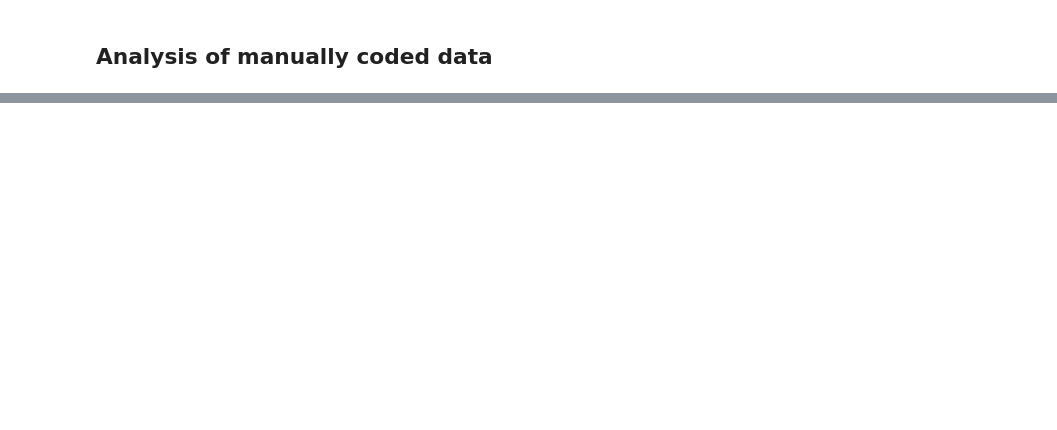
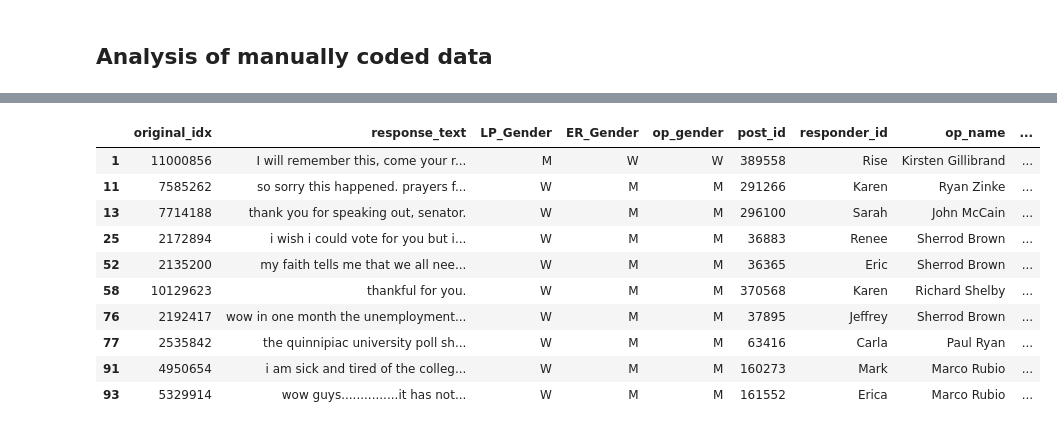
Before and after one commit to emrapport/w266-final-project, a Jupyter notebook: modeling/sample_1000.ipynb, the cells around one changed output, grey strips where cells are left out. Cells and saved outputs as stored; diff of their text form; code cells hidden in the pictures; blank space fills up the shorter version.

```diff
--- a/modeling/sample_1000.ipynb
+++ b/modeling/sample_1000.ipynb
@@ -235,0 +98,5 @@ LP_false_F.head(10)
+# %%
+LP_correct = dev_sample_1000[dev_sample_1000['LP_Gender']==dev_sample_1000['op_gender']]
+LP_incorrect = dev_sample_1000[dev_sample_1000['LP_Gender']!=dev_sample_1000['op_gender']]
+ER_correct = dev_sample_1000[dev_sample_1000['ER_Gender']==dev_sample_1000['op_gender']]
+ER_incorrect = dev_sample_1000[dev_sample_1000['ER_Gender']!=dev_sample_1000['op_gender']]
@@ -235,0 +188,14 @@ LP_false_F.head(10)
+# %%
+E_corr_L_incorr.head(10)
+# %% [output]
+|  | original_idx | response_text | LP_Gender | ER_Gender | op_gender | post_id | responder_id | op_name | ... |
+| 1 | 11000856 | I will remember this, come your r... | M | W | W | 389558 | Rise | Kirsten Gillibrand | ... |
+| 11 | 7585262 | so sorry this happened. prayers f... | W | M | M | 291266 | Karen | Ryan Zinke | ... |
+| 13 | 7714188 | thank you for speaking out, senator. | W | M | M | 296100 | Sarah | John McCain | ... |
+| 25 | 2172894 | i wish i could vote for you but i... | W | M | M | 36883 | Renee | Sherrod Brown | ... |
+| 52 | 2135200 | my faith tells me that we all nee... | W | M | M | 36365 | Eric | Sherrod Brown | ... |
+| 58 | 10129623 | thankful for you. | W | M | M | 370568 | Karen | Richard Shelby | ... |
+| 76 | 2192417 | wow in one month the unemployment... | W | M | M | 37895 | Jeffrey | Sherrod Brown | ... |
+| 77 | 2535842 | the quinnipiac university poll sh... | W | M | M | 63416 | Carla | Paul Ryan | ... |
+| 91 | 4950654 | i am sick and tired of the colleg... | W | M | M | 160273 | Mark | Marco Rubio | ... |
+| 93 | 5329914 | wow guys...............it has not... | W | M | M | 161552 | Erica | Marco Rubio | ... |
```
Also changed, not shown: parts of 38 cells of this notebook.
